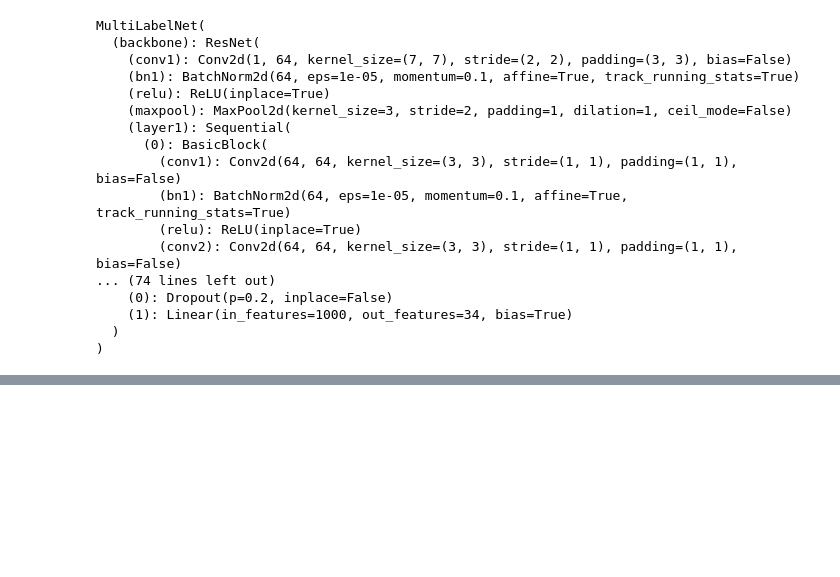
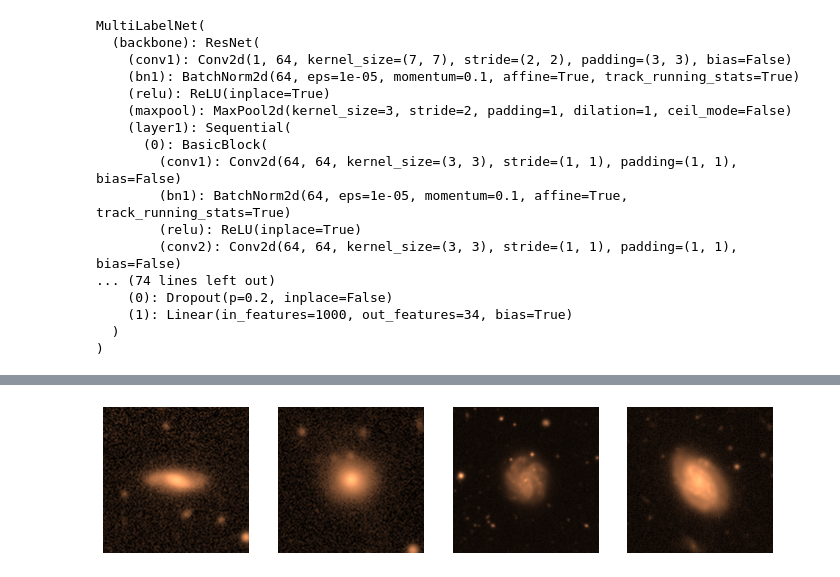
Before and after one commit to Harry45/MTL, a Jupyter notebook: decals.ipynb, the cells around one changed output, grey strips where cells are left out. Cells and saved outputs as stored; diff of their text form; code cells hidden in the pictures; blank space fills up the shorter version.

```diff
--- a/decals.ipynb
+++ b/decals.ipynb
@@ -149,0 +155,3 @@ tensor([[1, 0, 0, 0, 1, 0, 0, 0, 0, 0, 0, 0, 0, 0, 0, 0, 1, 0, 0, 0, 0, 0, 0, 0,
+# %%
+test_dataset = DECaLSDataset(mode='test', augment=False)
+test_loader = DataLoader(dataset=test_dataset, batch_size=1, shuffle=False)
@@ -149,0 +160,5 @@ tensor([[1, 0, 0, 0, 1, 0, 0, 0, 0, 0, 0, 0, 0, 0, 0, 0, 1, 0, 0, 0, 0, 0, 0, 0,
+# %%
+d1 = test_loader.dataset[0]
+d2 = test_loader.dataset[1]
+d3 = test_loader.dataset[2]
+d4 = test_loader.dataset[3]
@@ -149,0 +256,21 @@ tensor([[1, 0, 0, 0, 1, 0, 0, 0, 0, 0, 0, 0, 0, 0, 0, 0, 1, 0, 0, 0, 0, 0, 0, 0,
+# %%
+name = 'copper'
+plt.figure(figsize = (12, 8))
+plt.subplot(141)
+plt.imshow(d1[0].permute(1, 2, 0), cmap=plt.get_cmap(name))
+plt.axis('off')
+
+plt.subplot(142)
+plt.imshow(d2[0].permute(1, 2, 0), cmap=plt.get_cmap(name))
+plt.axis('off')
+
+plt.subplot(143)
+plt.imshow(d3[0].permute(1, 2, 0), cmap=plt.get_cmap(name))
+plt.axis('off')
+
+plt.subplot(144)
+plt.imshow(d4[0].permute(1, 2, 0), cmap=plt.get_cmap(name))
+plt.axis('off')
+plt.show()
+# %% [output]
+[figure, added]
```
Also changed, not shown: parts of 33 cells of this notebook, 19 other files.
